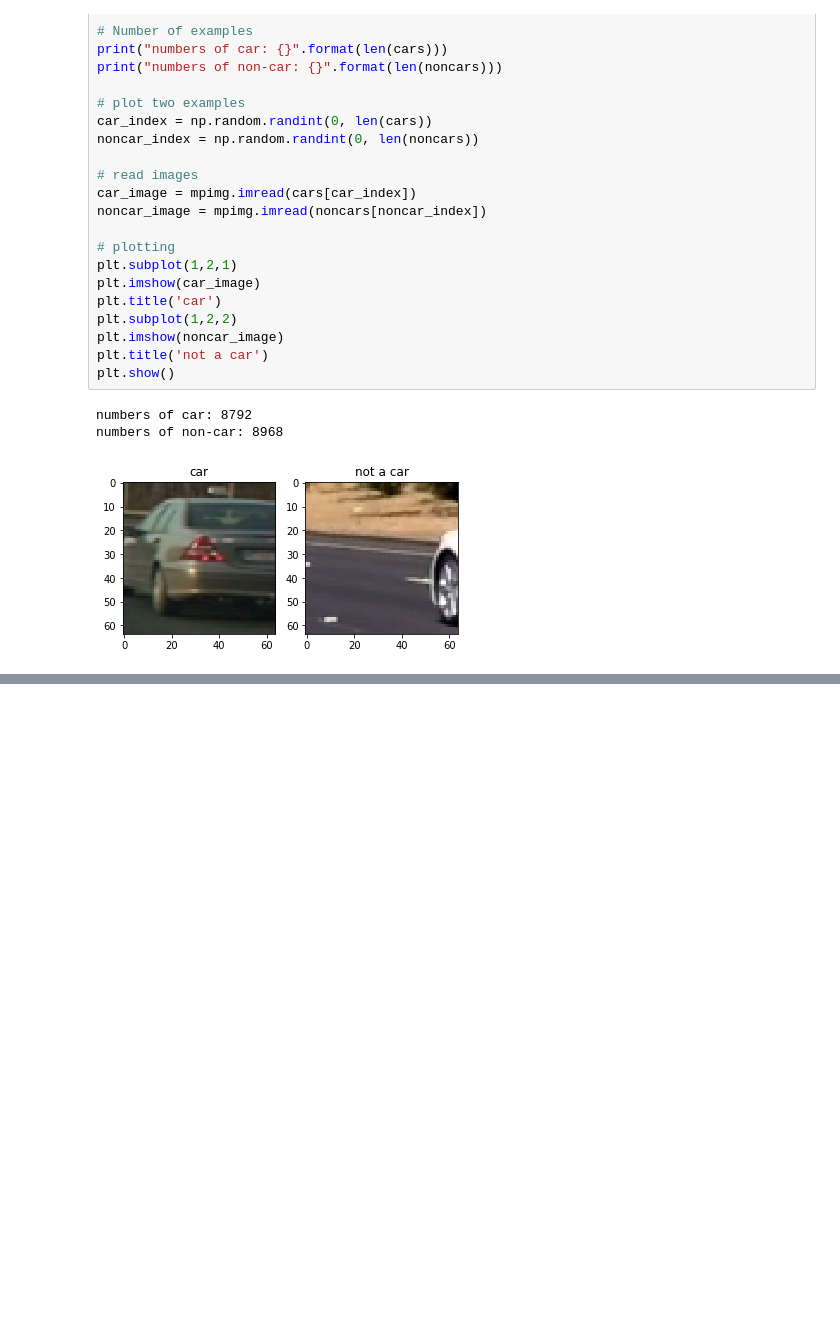
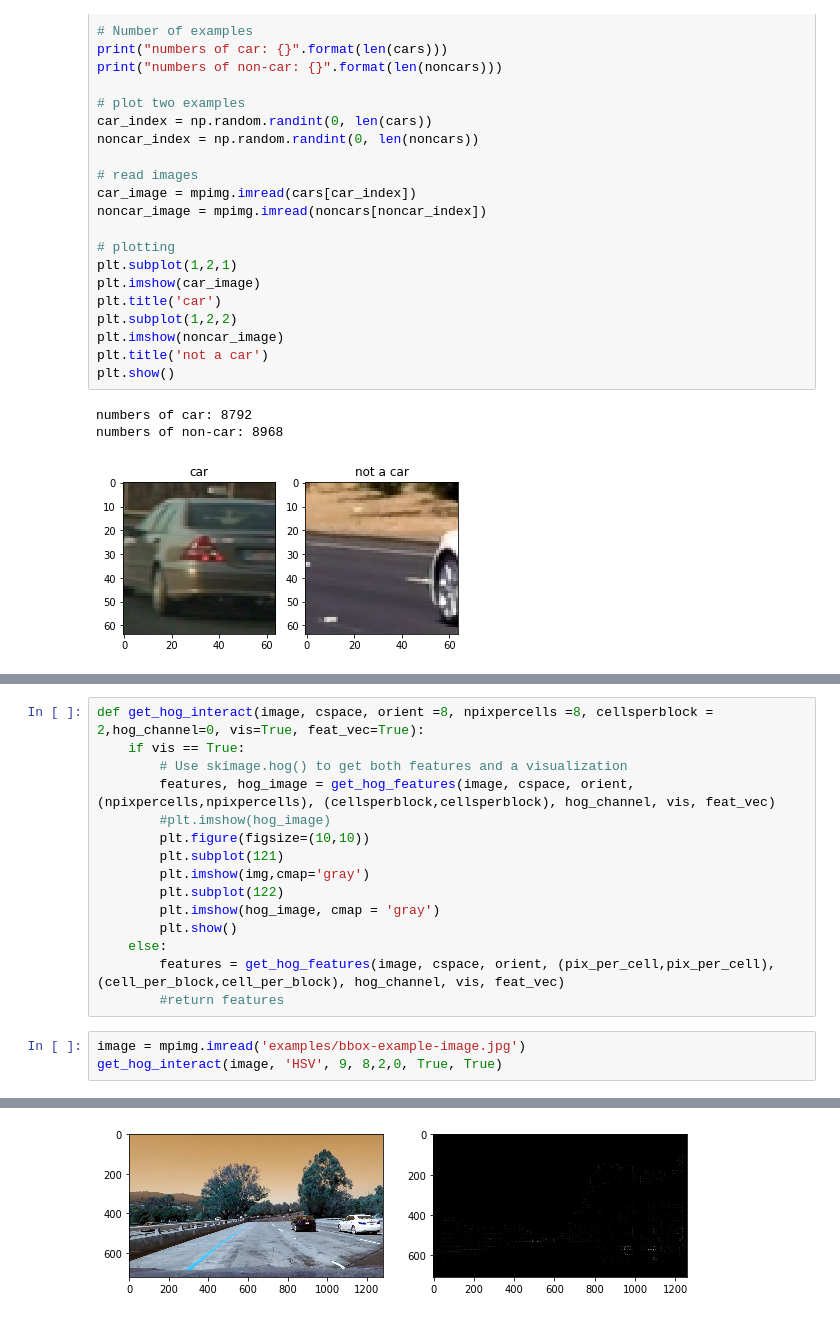
Before and after one commit to ledrui/Vehicle-Detection-CarND, a Jupyter notebook: data_exploration.ipynb, the cells around one changed output, grey strips where cells are left out. Saved outputs shown, nothing was run; the diff lists cells and outputs as text; blank space fills up the shorter version.

Commit message:
cv stuff: plot channel separately

```diff
--- a/data_exploration.ipynb
+++ b/data_exploration.ipynb
@@ -245,0 +242,19 @@ NameError: name 'hog' is not defined
+# %%
+def get_hog_interact(image, cspace, orient =8, npixpercells =8, cellsperblock = 2,hog_channel=0, vis=True, feat_vec=True):
+    if vis == True:
+        # Use skimage.hog() to get both features and a visualization
+        features, hog_image = get_hog_features(image, cspace, orient, (npixpercells,npixpercells), (cellsperblock,cellsperblock), hog_channel, vis, feat_vec)
+        #plt.imshow(hog_image)
+        plt.figure(figsize=(10,10))
+        plt.subplot(121)
+        plt.imshow(img,cmap='gray')
+        plt.subplot(122)
+        plt.imshow(hog_image, cmap = 'gray')
+        plt.show()
+    else:
+        features = get_hog_features(image, cspace, orient, (pix_per_cell,pix_per_cell), (cell_per_block,cell_per_block), hog_channel, vis, feat_vec)
+        #return features
+# %%
+image = mpimg.imread('examples/bbox-example-image.jpg')
+get_hog_interact(image, 'HSV', 9, 8,2,0, True, True)
+# %% [output]
@@ -245,0 +263 @@ NameError: name 'hog' is not defined
+[figure, added]
```
Also changed, not shown: parts of 10 cells of this notebook.
